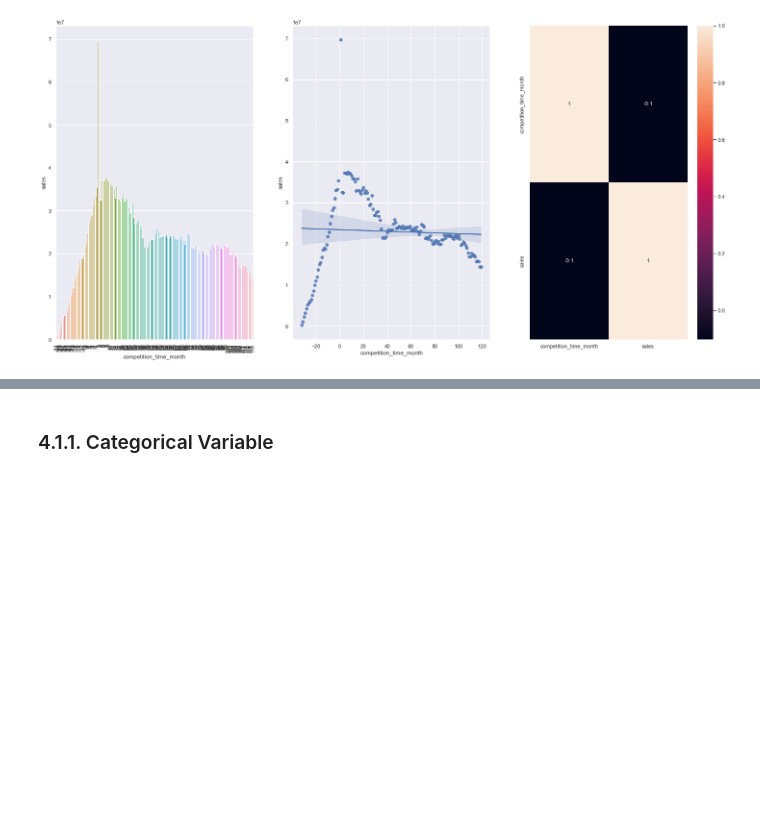
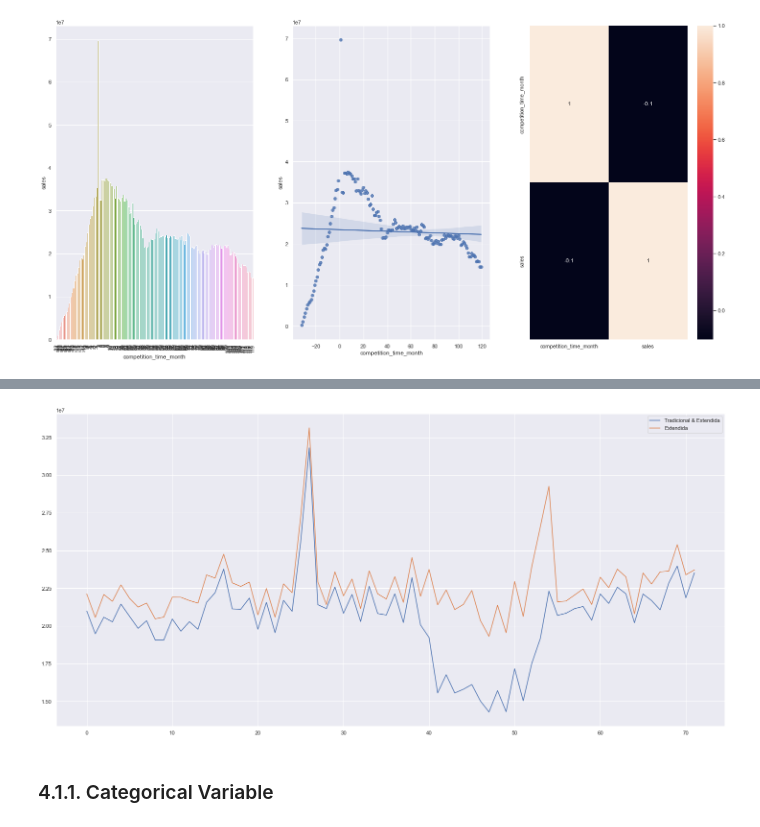
Before and after one commit to webluc/ds-em-producao, a Jupyter notebook: m04_v01_store_sales_prediction.ipynb, the cells around one changed output, grey strips where cells are left out. Cells and saved outputs as stored; diff of their text form; code cells hidden in the pictures; blank space fills up the shorter version.

```diff
--- a/m04_v01_store_sales_prediction.ipynb
+++ b/m04_v01_store_sales_prediction.ipynb
@@ -555,3 +651,13 @@ sns.heatmap( aux1.corr( method='pearson' ), annot=True);
+# %%
+aux1 = df4[(df4['promo'] == 1) &  (df4['promo2'] == 1)][['week_year','sales']].groupby('week_year').sum().reset_index()
+ax = aux1.plot()
+
+aux2 = df4[(df4['promo'] == 1) &  (df4['promo2'] == 0)][['week_year','sales']].groupby('week_year').sum().reset_index()
+aux2.plot( ax=ax )
+
+ax.legend( labels=['Tradicional & Extendida', 'Extendida']);
+# %% [output]
+[figure, added]
 # %% [markdown]
 ###  4.1.1. Categorical Variable
 # %% [markdown]
```
Also changed, not shown: parts of 23 cells of this notebook.
